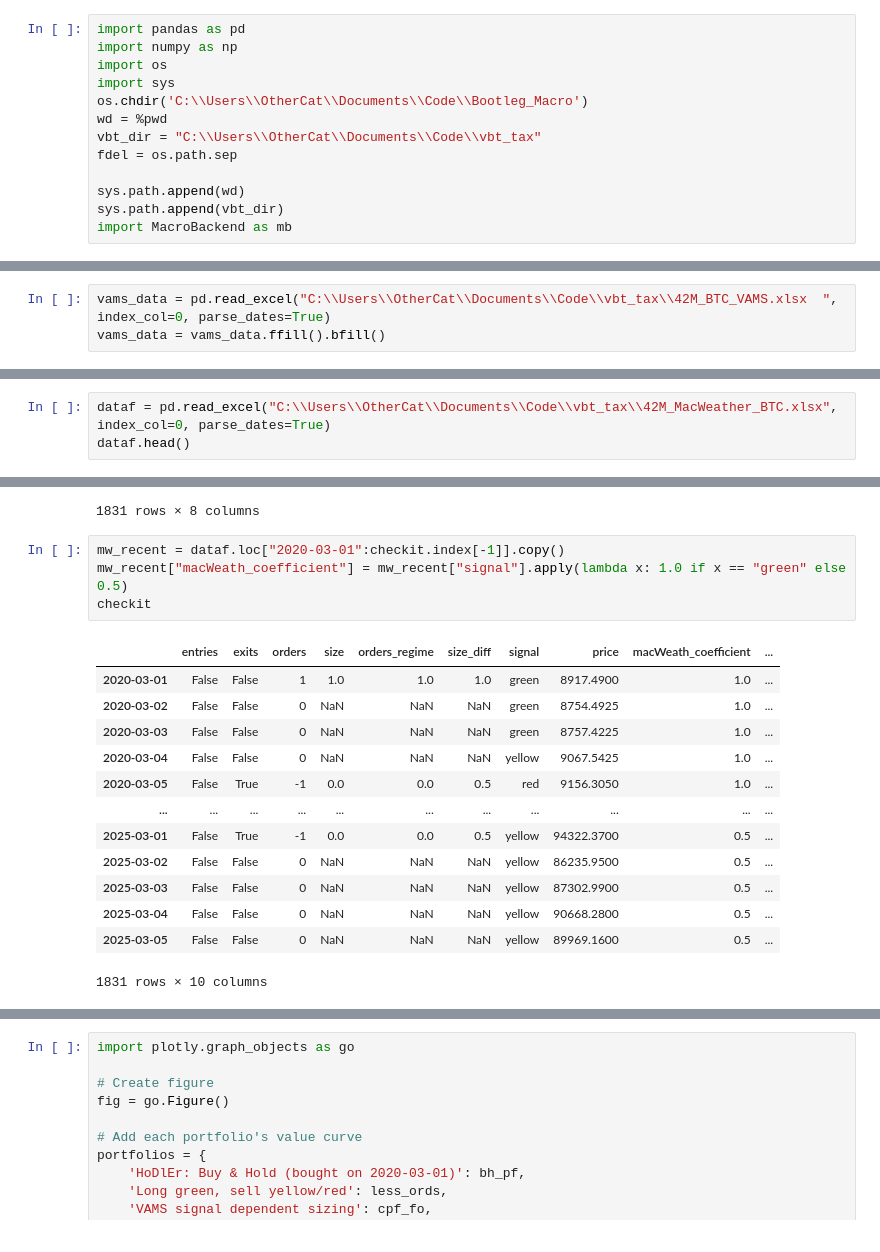
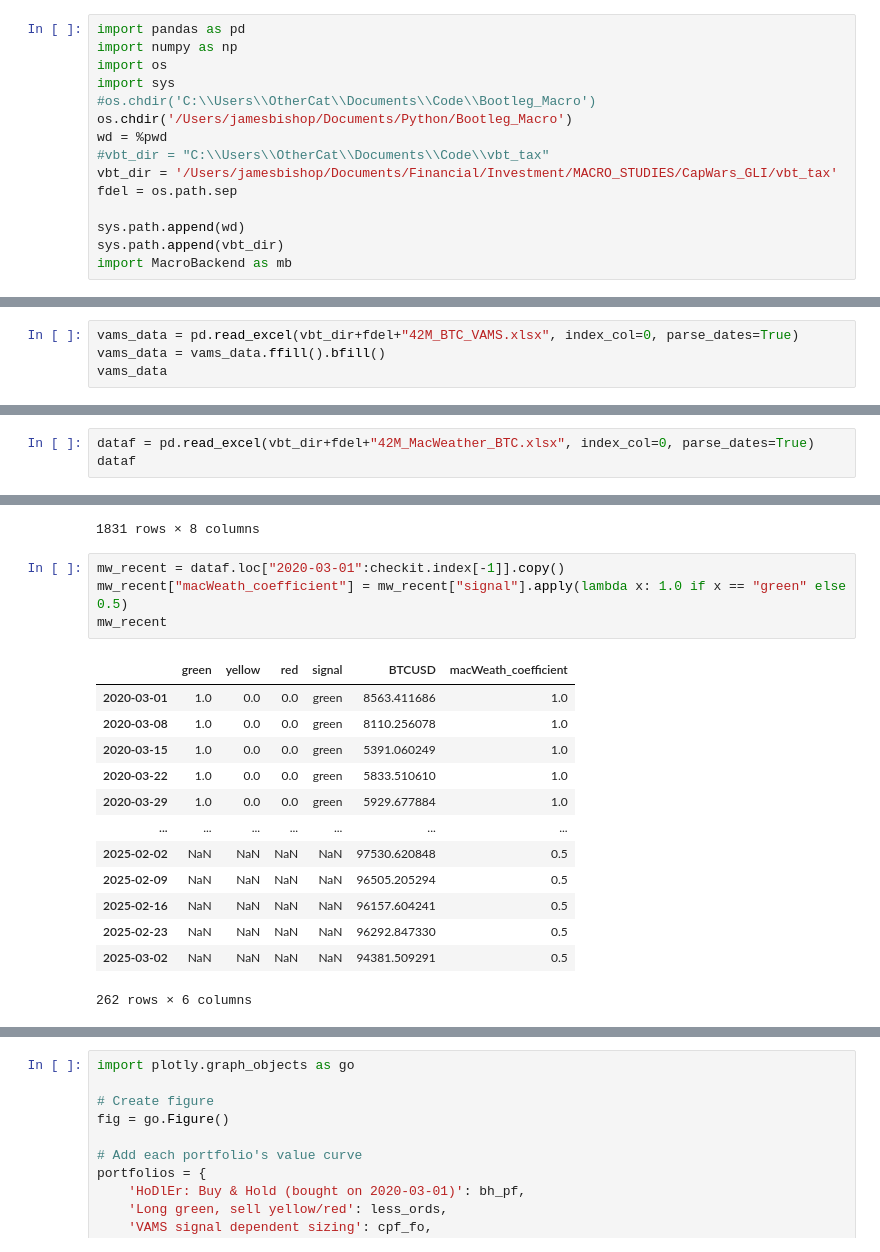
Before and after one commit to HelloThereMatey/vbt_tax, a Jupyter notebook: vbt_bitty_42Macro.ipynb, the cells around one changed output, grey strips where cells are left out. Cells and saved outputs as stored; diff of their text form.

```diff
--- a/vbt_bitty_42Macro.ipynb
+++ b/vbt_bitty_42Macro.ipynb
@@ -3,9 +3,11 @@ import pandas as pd
 import numpy as np
 import os
 import sys
-os.chdir('C:\\Users\\OtherCat\\Documents\\Code\\Bootleg_Macro')
+#os.chdir('C:\\Users\\OtherCat\\Documents\\Code\\Bootleg_Macro')
+os.chdir('/Users/jamesbishop/Documents/Python/Bootleg_Macro')
 wd = %pwd
-vbt_dir = "C:\\Users\\OtherCat\\Documents\\Code\\vbt_tax"
+#vbt_dir = "C:\\Users\\OtherCat\\Documents\\Code\\vbt_tax"
+vbt_dir = '/Users/jamesbishop/Documents/Financial/Investment/MACRO_STUDIES/CapWars_GLI/vbt_tax'
 fdel = os.path.sep
 
 sys.path.append(wd)
@@ -44,3 +16,4 @@ Freq: W-SUN, Name: price_usd_close, Length: 775, dtype: float64
 # %%
-vams_data = pd.read_excel("C:\\Users\\OtherCat\\Documents\\Code\\vbt_tax\\42M_BTC_VAMS.xlsx  ", index_col=0, parse_dates=True)
+vams_data = pd.read_excel(vbt_dir+fdel+"42M_BTC_VAMS.xlsx", index_col=0, parse_dates=True)
 vams_data = vams_data.ffill().bfill()
+vams_data
@@ -47,6 +34,6 @@ vams_data = vams_data.ffill().bfill()
 # %%
-dataf = pd.read_excel("C:\\Users\\OtherCat\\Documents\\Code\\vbt_tax\\42M_MacWeather_BTC.xlsx", index_col=0, parse_dates=True)
-dataf.head()
+dataf = pd.read_excel(vbt_dir+fdel+"42M_MacWeather_BTC.xlsx", index_col=0, parse_dates=True)
+dataf
 # %% [output]
 |  | green | yellow | red | signal | BTCUSD |
 | 1998-01-04 | 0.0 | 0.0 | 0.0 | red | NaN |
@@ -203,21 +182,21 @@ checkit
 # %%
 mw_recent = dataf.loc["2020-03-01":checkit.index[-1]].copy()
 mw_recent["macWeath_coefficient"] = mw_recent["signal"].apply(lambda x: 1.0 if x == "green" else 0.5)
-checkit
+mw_recent
 # %% [output]
-|  | entries | exits | orders | size | orders_regime | size_diff | signal | price | macWeath_coefficient | ... |
-| 2020-03-01 | False | False | 1 | 1.0 | 1.0 | 1.0 | green | 8917.4900 | 1.0 | ... |
-| 2020-03-02 | False | False | 0 | NaN | NaN | NaN | green | 8754.4925 | 1.0 | ... |
-| 2020-03-03 | False | False | 0 | NaN | NaN | NaN | green | 8757.4225 | 1.0 | ... |
-| 2020-03-04 | False | False | 0 | NaN | NaN | NaN | yellow | 9067.5425 | 1.0 | ... |
-| 2020-03-05 | False | True | -1 | 0.0 | 0.0 | 0.5 | red | 9156.3050 | 1.0 | ... |
-| ... | ... | ... | ... | ... | ... | ... | ... | ... | ... | ... |
-| 2025-03-01 | False | True | -1 | 0.0 | 0.0 | 0.5 | yellow | 94322.3700 | 0.5 | ... |
-| 2025-03-02 | False | False | 0 | NaN | NaN | NaN | yellow | 86235.9500 | 0.5 | ... |
-| 2025-03-03 | False | False | 0 | NaN | NaN | NaN | yellow | 87302.9900 | 0.5 | ... |
-| 2025-03-04 | False | False | 0 | NaN | NaN | NaN | yellow | 90668.2800 | 0.5 | ... |
-| 2025-03-05 | False | False | 0 | NaN | NaN | NaN | yellow | 89969.1600 | 0.5 | ... |
+|  | green | yellow | red | signal | BTCUSD | macWeath_coefficient |
+| 2020-03-01 | 1.0 | 0.0 | 0.0 | green | 8563.411686 | 1.0 |
+| 2020-03-08 | 1.0 | 0.0 | 0.0 | green | 8110.256078 | 1.0 |
+| 2020-03-15 | 1.0 | 0.0 | 0.0 | green | 5391.060249 | 1.0 |
+| 2020-03-22 | 1.0 | 0.0 | 0.0 | green | 5833.510610 | 1.0 |
+| 2020-03-29 | 1.0 | 0.0 | 0.0 | green | 5929.677884 | 1.0 |
+| ... | ... | ... | ... | ... | ... | ... |
+| 2025-02-02 | NaN | NaN | NaN | NaN | 97530.620848 | 0.5 |
+| 2025-02-09 | NaN | NaN | NaN | NaN | 96505.205294 | 0.5 |
+| 2025-02-16 | NaN | NaN | NaN | NaN | 96157.604241 | 0.5 |
+| 2025-02-23 | NaN | NaN | NaN | NaN | 96292.847330 | 0.5 |
+| 2025-03-02 | NaN | NaN | NaN | NaN | 94381.509291 | 0.5 |
-1831 rows × 10 columns
+262 rows × 6 columns
 # %%
 mad_sig = mw_recent["macWeath_coefficient"].copy()
 mad_sig = mad_sig.reindex(index = checkit.index, method = "ffill")
```
Also changed, not shown: parts of 39 cells of this notebook, 2 other files.
